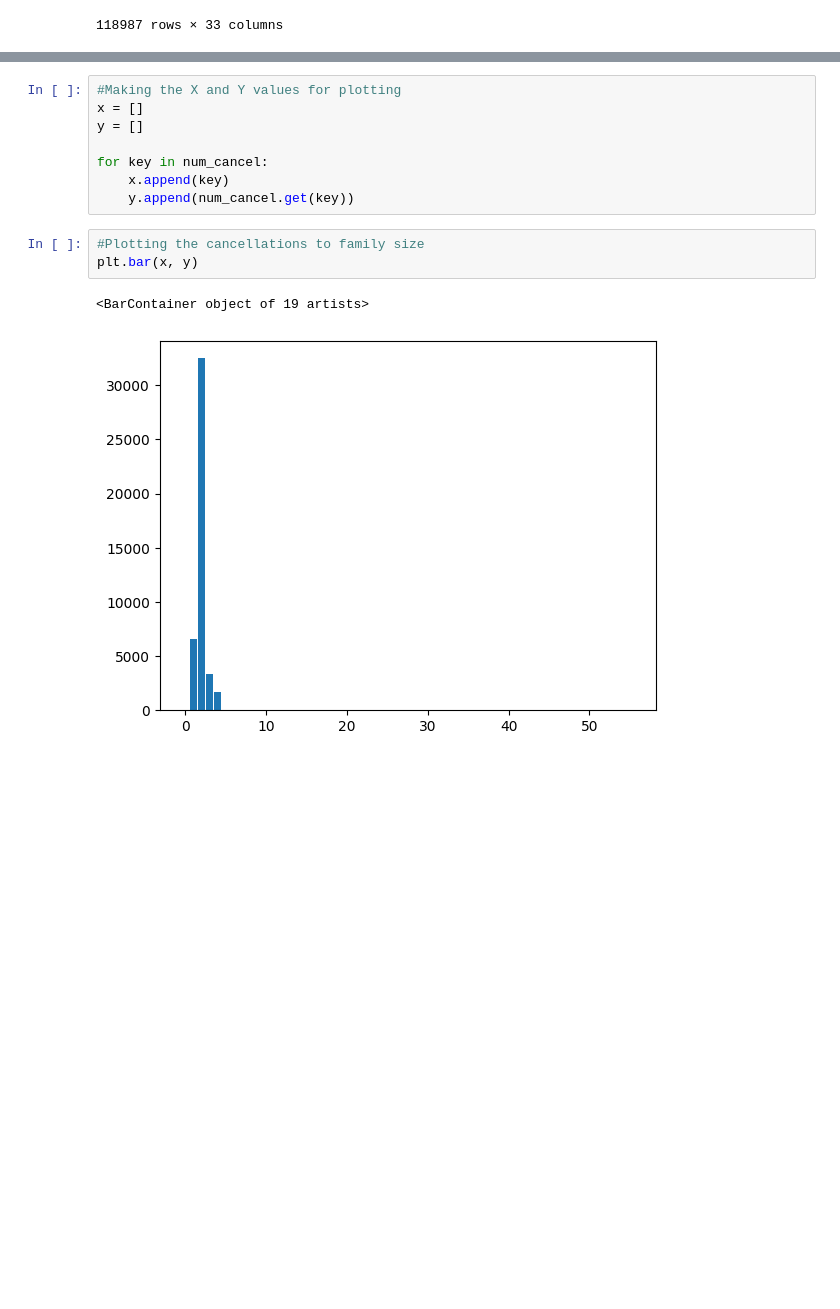
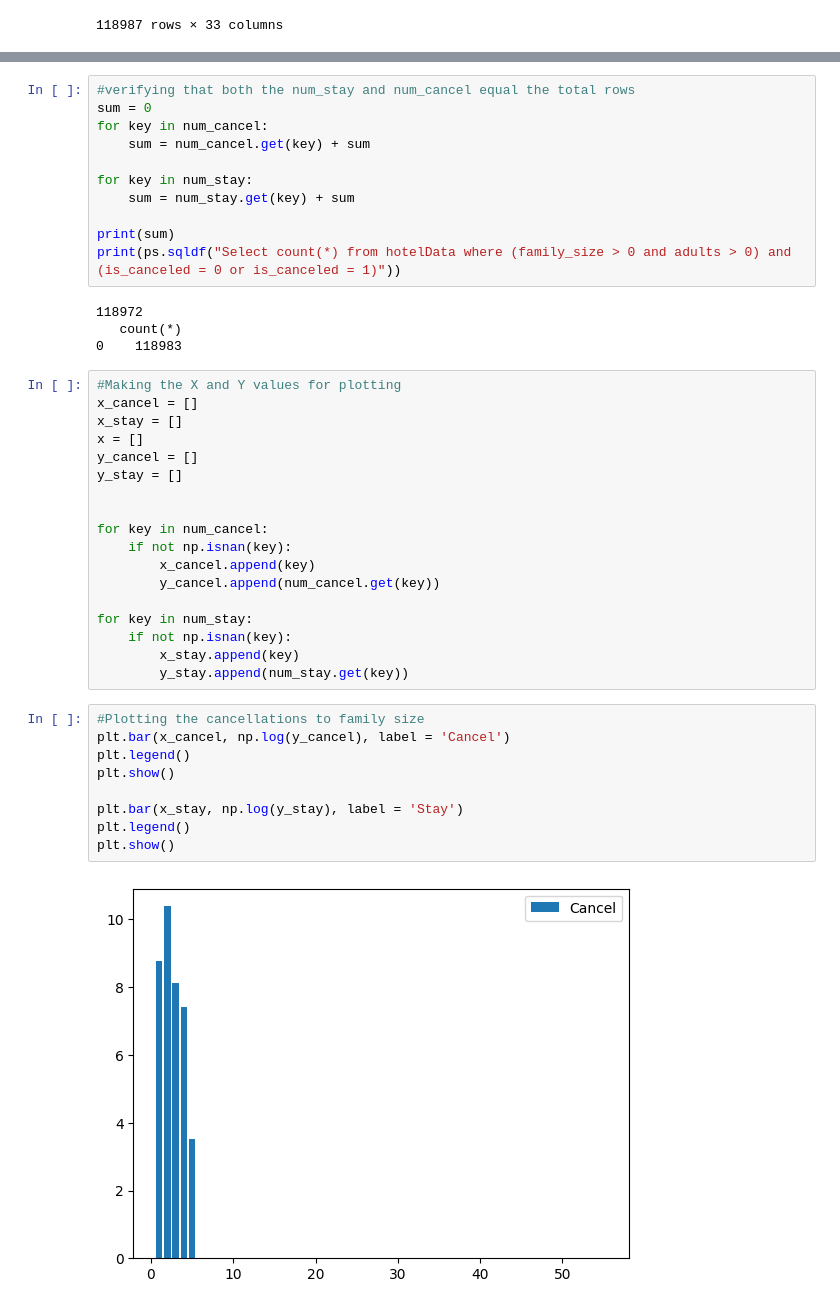
Before and after one commit to sgupta40/HotelBooking, a Jupyter notebook: HotelBooking.ipynb, the cells around one changed output, grey strips where cells are left out. Drawn from its saved outputs; the diff is of its cells as text; blank space fills up the shorter version.

Commit message:
plotting number of stays and cancels

```diff
--- a/HotelBooking.ipynb
+++ b/HotelBooking.ipynb
@@ -150,14 +172,44 @@ num_cancel #Key is the size of the family, Value is the number of cancellations
+# %%
+#verifying that both the num_stay and num_cancel equal the total rows
+sum = 0
+for key in num_cancel:
+    sum = num_cancel.get(key) + sum
+
+for key in num_stay:
+    sum = num_stay.get(key) + sum
+
+print(sum)
+print(ps.sqldf("Select count(*) from hotelData where (family_size > 0 and adults > 0) and (is_canceled = 0 or is_canceled = 1)"))
+# %% [output]
+118972
+   count(*)
+0    118983
 # %%
 #Making the X and Y values for plotting
+x_cancel = []
+x_stay = []
 x = []
-y = []
+y_cancel = []
+y_stay = []
+
 
 for key in num_cancel:
-    x.append(key)
-    y.append(num_cancel.get(key))
+    if not np.isnan(key):
+        x_cancel.append(key)
+        y_cancel.append(num_cancel.get(key))
+
+for key in num_stay:
+    if not np.isnan(key):
+        x_stay.append(key)
+        y_stay.append(num_stay.get(key))
-# %%
-#Plotting the cancellations to family size
-plt.bar(x, y)
-# %% [output]
-<BarContainer object of 19 artists>
-[figure, removed]
+# %%
+#Plotting the cancellations to family size
+plt.bar(x_cancel, np.log(y_cancel), label = 'Cancel')
+plt.legend()
+plt.show()
+
+plt.bar(x_stay, np.log(y_stay), label = 'Stay')
+plt.legend()
+plt.show()
+# %% [output]
+[figure, added]
```
Also changed, not shown: parts of 5 cells of this notebook.
